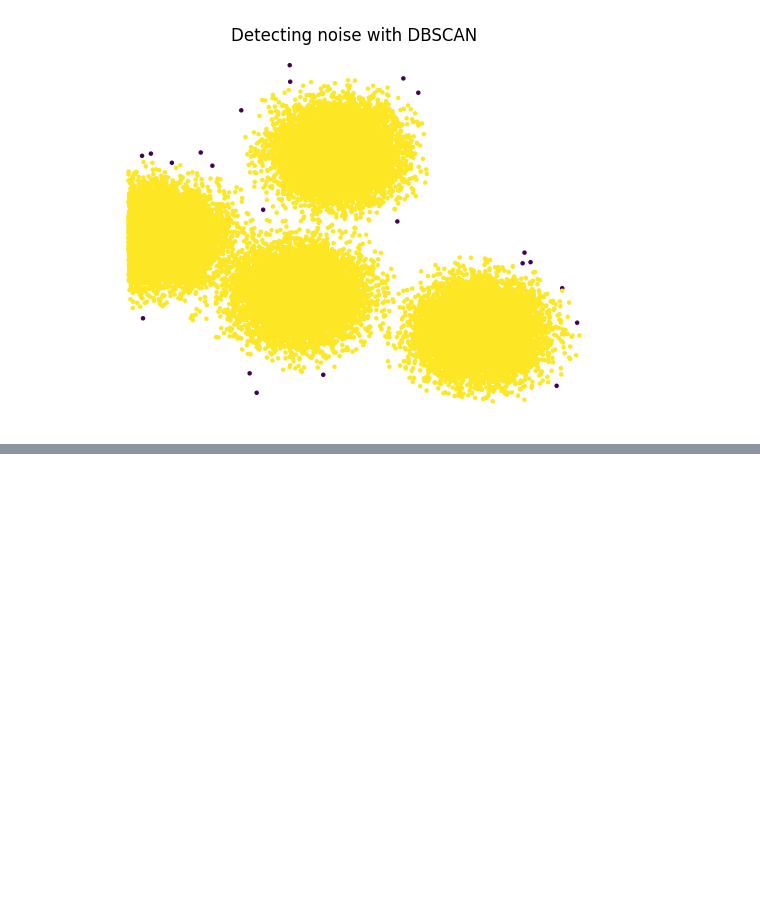
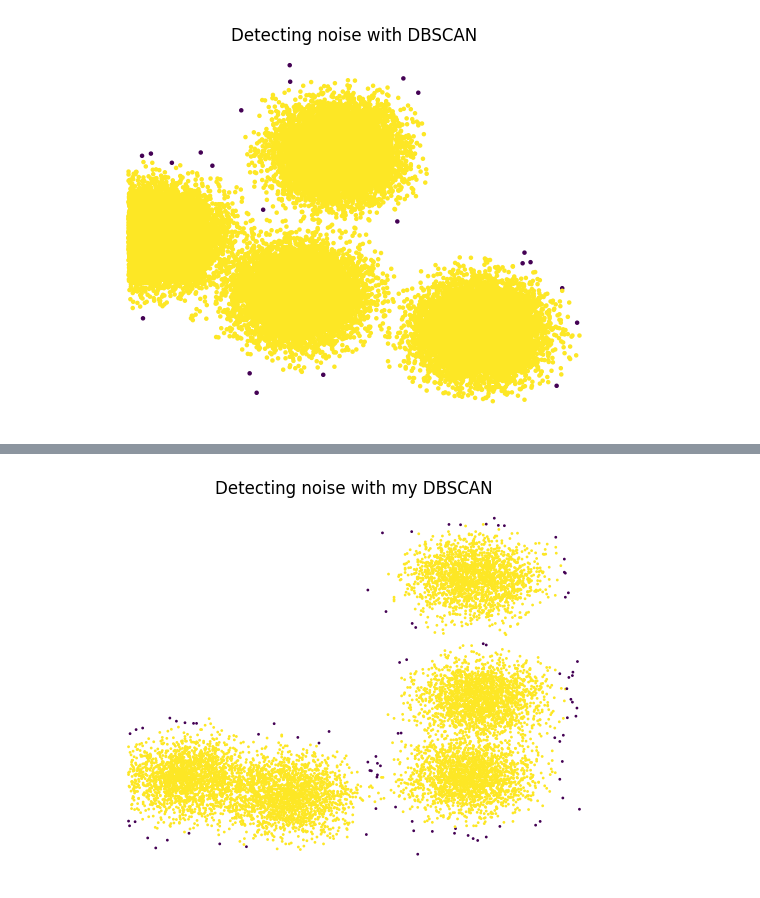
Before and after one commit to fcalod/Parallel_DBSCAN, a Jupyter notebook: DBSCAN_noise.ipynb, the cells around one changed output, grey strips where cells are left out. Saved outputs shown, nothing was run; the diff lists cells and outputs as text; code cells hidden in the pictures; blank space fills up the shorter version.

```diff
--- a/DBSCAN_noise.ipynb
+++ b/DBSCAN_noise.ipynb
@@ -51,0 +84,16 @@ plt.show()
+# %%
+n_points = 10000
+
+# loading results from c++ program into a numpy array
+result = np.loadtxt("CSV/"+str(n_points)+"_results_par2.csv", delimiter=",")
+
+# plotting noise
+plt.figure()
+plt.title("Detecting noise with my DBSCAN")
+plt.scatter(result.T[0], result.T[1], c=result.T[2], s=1)
+plt.xticks([])
+plt.yticks([])
+plt.box(False)
+plt.show()
+# %% [output]
+[figure, added]
```
Also changed, not shown: parts of 3 cells of this notebook, 30 other files.
